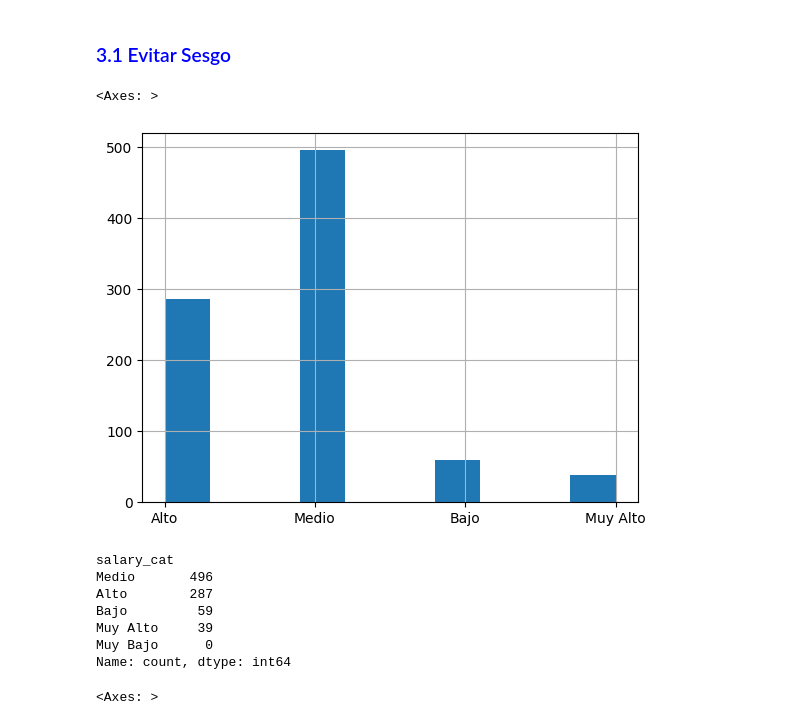
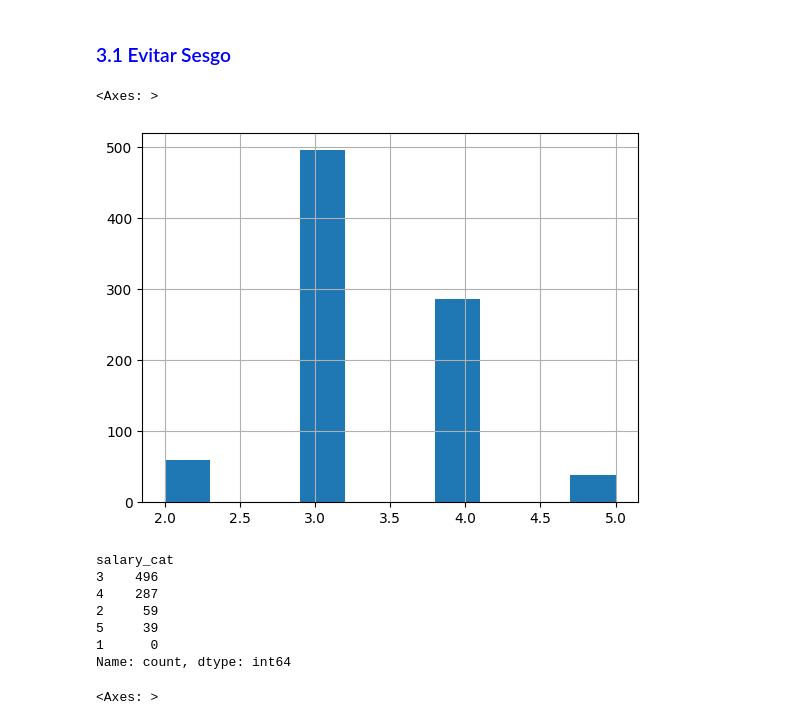
Before and after one commit to abrahajam/BIG-DATA-E-IA, a Jupyter notebook: otro/ML1.ipynb, the cells around one changed output. Cells and saved outputs as stored; diff of their text form; code cells hidden in the pictures.

```diff
--- a/otro/ML1.ipynb
+++ b/otro/ML1.ipynb
@@ -210,28 +202,24 @@ Ya tenemos nuestro set de prueba y nuestro set de entrenamiento ✅
 ### <span style="color:blue">3.1 Evitar Sesgo </span>
 # %%
 # Para categorizar una variable, ejemplo con 5 niveles.
-data["salary_cat"] = pd.cut(
-    data["median_salary"],  # variable continua
-    bins=[0.,10000,20000,30000,40000,np.inf],                     # 5 niveles
-    labels=["Muy Bajo", "Bajo", "Medio", "Alto", "Muy Alto"]
-)
+data["salary_cat"] = pd.cut(data["median_salary"],bins=[0.,10000,20000,30000,40000,np.inf],labels=[1, 2, 3, 4, 5])
 
 #Hacer un histograma de las categorías
 
 data["salary_cat"].hist()
 # %% [output]
 <Axes: >
-[figure, old version]
+[figure, new version]
 # %%
 #Verificar que no existen datos en el bin #1
 data["salary_cat"].value_counts()
 # %% [output]
 salary_cat
-Medio       496
-Alto        287
-Bajo         59
-Muy Alto     39
-Muy Bajo      0
+3    496
+4    287
+2     59
+5     39
+1      0
 Name: count, dtype: int64
 # %%
 # Redefinir en 4 categorías, quitando en donde no hay datos (el bin#1)
```
Also changed, not shown: parts of 21 cells of this notebook, 6 other files.
